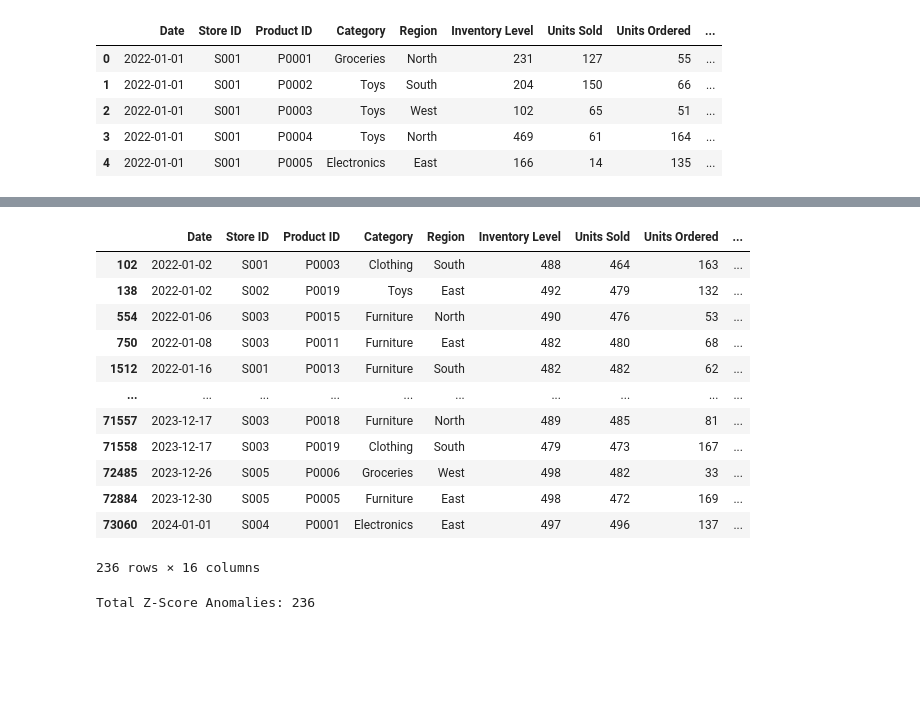
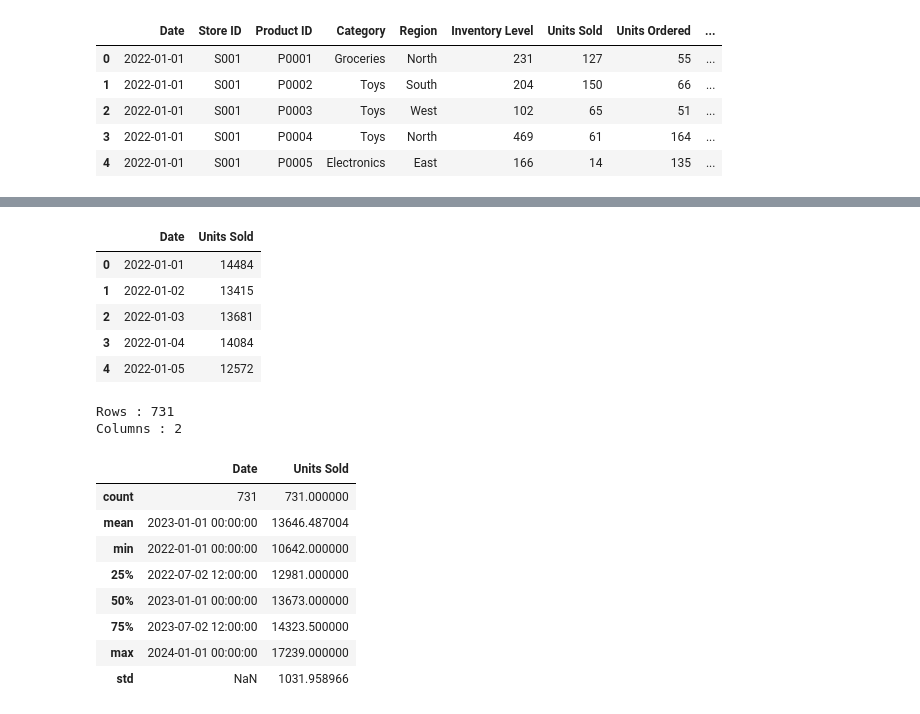
Before and after one commit to Adithyan-7/supply-chain-demand-forecasting, a Jupyter notebook: notebooks/03_anomaly_detection.ipynb, the cells around one changed output, grey strips where cells are left out. Drawn from its saved outputs; the diff is of its cells as text; code cells hidden in the pictures; blank space fills up the shorter version.

```diff
--- a/notebooks/03_anomaly_detection.ipynb
+++ b/notebooks/03_anomaly_detection.ipynb
@@ -81,26 +39,34 @@ daily_sales["Z_Score"] = zscore(daily_sales["Units Sold"])
-# %%
-zscore_anomalies = daily_sales[
-    daily_sales["Z_Score"].abs() > 3]
-
-zscore_anomalies
-# %% [output]
-|  | Date | Store ID | Product ID | Category | Region | Inventory Level | Units Sold | Units Ordered | ... |
-| 102 | 2022-01-02 | S001 | P0003 | Clothing | South | 488 | 464 | 163 | ... |
-| 138 | 2022-01-02 | S002 | P0019 | Toys | East | 492 | 479 | 132 | ... |
-| 554 | 2022-01-06 | S003 | P0015 | Furniture | North | 490 | 476 | 53 | ... |
-| 750 | 2022-01-08 | S003 | P0011 | Furniture | East | 482 | 480 | 68 | ... |
-| 1512 | 2022-01-16 | S001 | P0013 | Furniture | South | 482 | 482 | 62 | ... |
-| ... | ... | ... | ... | ... | ... | ... | ... | ... | ... |
-| 71557 | 2023-12-17 | S003 | P0018 | Furniture | North | 489 | 485 | 81 | ... |
-| 71558 | 2023-12-17 | S003 | P0019 | Clothing | South | 479 | 473 | 167 | ... |
-| 72485 | 2023-12-26 | S005 | P0006 | Groceries | West | 498 | 482 | 33 | ... |
-| 72884 | 2023-12-30 | S005 | P0005 | Furniture | East | 498 | 472 | 169 | ... |
-| 73060 | 2024-01-01 | S004 | P0001 | Electronics | East | 497 | 496 | 137 | ... |
-236 rows × 16 columns
-# %%
-print("Total Z-Score Anomalies:", len(zscore_anomalies))
-# %% [output]
-Total Z-Score Anomalies: 236
+# %%
+daily_sales = (
+    df.groupby("Date")["Units Sold"]
+      .sum()
+      .reset_index())
+
+daily_sales.head()
+# %% [output]
+|  | Date | Units Sold |
+| 0 | 2022-01-01 | 14484 |
+| 1 | 2022-01-02 | 13415 |
+| 2 | 2022-01-03 | 13681 |
+| 3 | 2022-01-04 | 14084 |
+| 4 | 2022-01-05 | 12572 |
+# %%
+print("Rows :", daily_sales.shape[0])
+print("Columns :", daily_sales.shape[1])
+
+daily_sales.describe()
+# %% [output]
+Rows : 731
+Columns : 2
+|  | Date | Units Sold |
+| count | 731 | 731.000000 |
+| mean | 2023-01-01 00:00:00 | 13646.487004 |
+| min | 2022-01-01 00:00:00 | 10642.000000 |
+| 25% | 2022-07-02 12:00:00 | 12981.000000 |
+| 50% | 2023-01-01 00:00:00 | 13673.000000 |
+| 75% | 2023-07-02 12:00:00 | 14323.500000 |
+| max | 2024-01-01 00:00:00 | 17239.000000 |
+| std | NaN | 1031.958966 |
 # %%
 plt.figure(figsize=(15,5))
 
```
Also changed, not shown: parts of 14 cells of this notebook.
